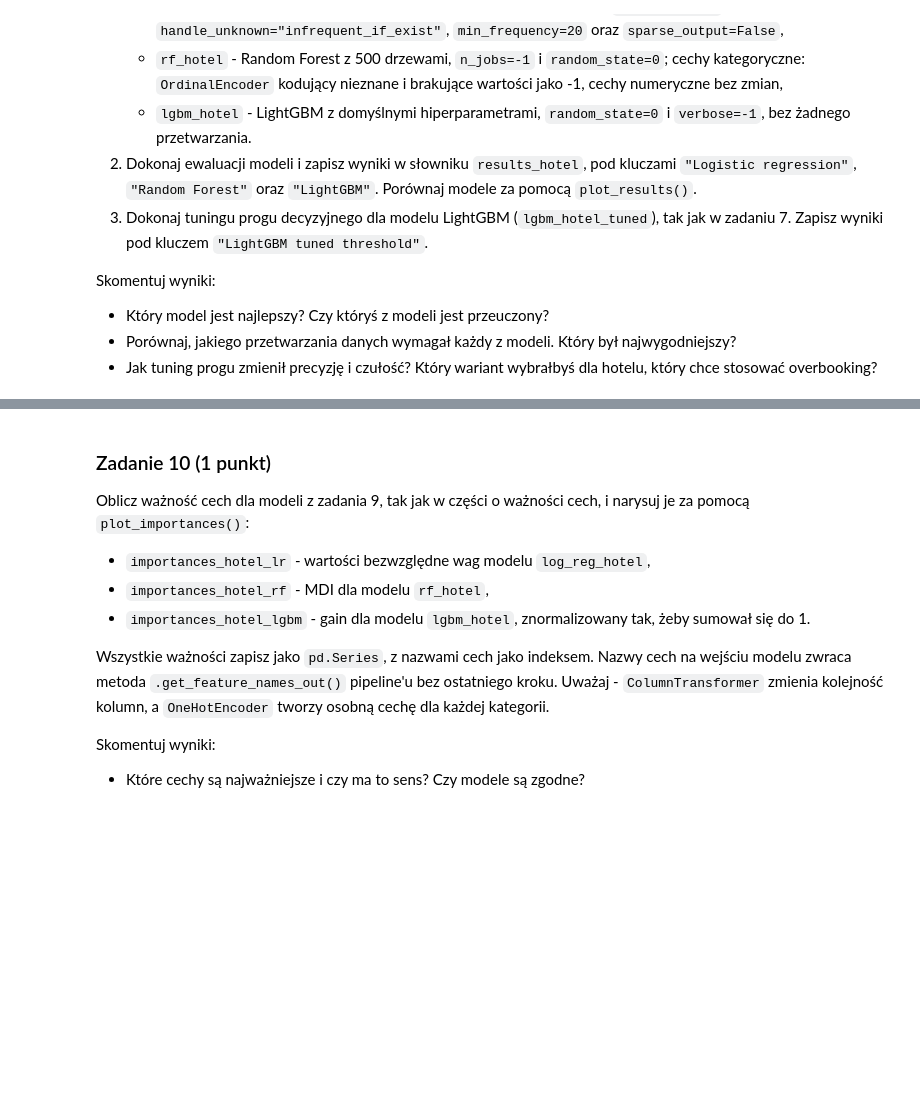
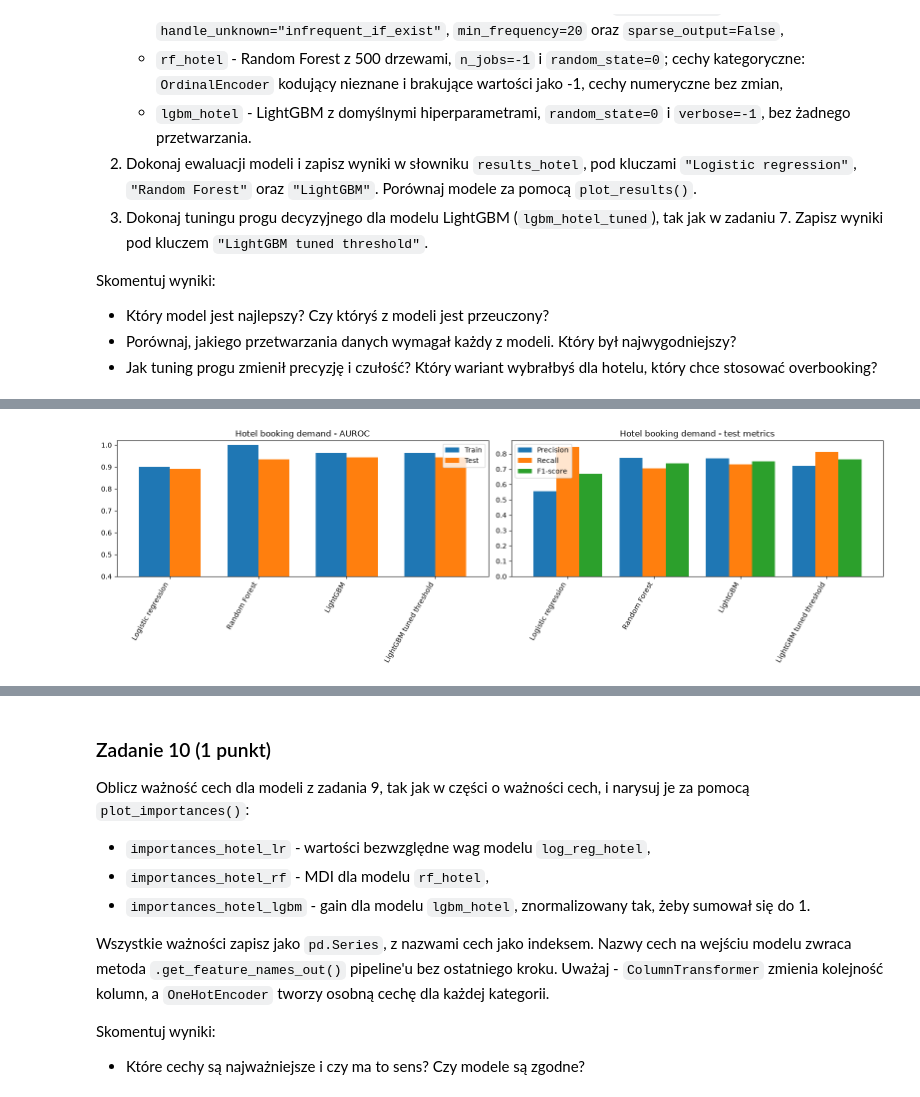
Before and after one commit to kassimma123/fundamentals-of-artificial-intelligence, a Jupyter notebook: lab2/lab_2.ipynb, the cells around one changed output, grey strips where cells are left out. Drawn from its saved outputs; the diff is of its cells as text; code cells hidden in the pictures; blank space fills up the shorter version.

```diff
--- a/lab2/lab_2.ipynb
+++ b/lab2/lab_2.ipynb
@@ -1240,0 +1455,30 @@ X_hotel_train, X_hotel_test, y_hotel_train, y_hotel_test = ...
+# %%
+# number of samples and columns, information about columns
+print(f"Samples: {df_hotel.shape[0]}, Columns: {df_hotel.shape[1]}")
+df_hotel.info()
+
+# duplicates
+n_duplicates_hotel = df_hotel.duplicated().sum()
+df_hotel = df_hotel.drop_duplicates()
+print(f"Duplicates: {n_duplicates_hotel}")
+
+# extract labels and calculate class percentages
+y_hotel = df_hotel.pop("is_canceled")
+class_pct_hotel = y_hotel.value_counts(normalize=True).mul(100)
+print("Class distribution (%):")
+print(class_pct_hotel)
+
+# cancellation rates for deposit_type and market_segment
+deposit_rates = y_hotel.groupby(df_hotel["deposit_type"]).mean().mul(100)
+market_rates = y_hotel.groupby(df_hotel["market_segment"]).mean().mul(100)
+
+# feature types
+categorical_features_hotel = df_hotel.select_dtypes(include=["object", "category", "string"]).columns.tolist()
+numerical_features_hotel = df_hotel.select_dtypes(include=[np.number]).columns.tolist()
+df_hotel[categorical_features_hotel] = df_hotel[categorical_features_hotel].astype("category")
+
+# train-test split
+X_hotel_train, X_hotel_test, y_hotel_train, y_hotel_test = train_test_split(
+    df_hotel, y_hotel, test_size=0.25, random_state=0, stratify=y_hotel
+)
+print(f"Train set: {X_hotel_train.shape}, Test set: {X_hotel_test.shape}")
@@ -1302,3 +1652,7 @@ lgbm_hotel_tuned = ...
+# %%
+plot_results(results_hotel, "Hotel booking demand")
+# %% [output]
+[figure, added]
 # %%
 for name in ["Logistic regression", "Random Forest", "LightGBM"]:
     assert results_hotel[name]["test_auroc"] > 0.87
```
Also changed, not shown: parts of 73 cells of this notebook, 8 other files.
